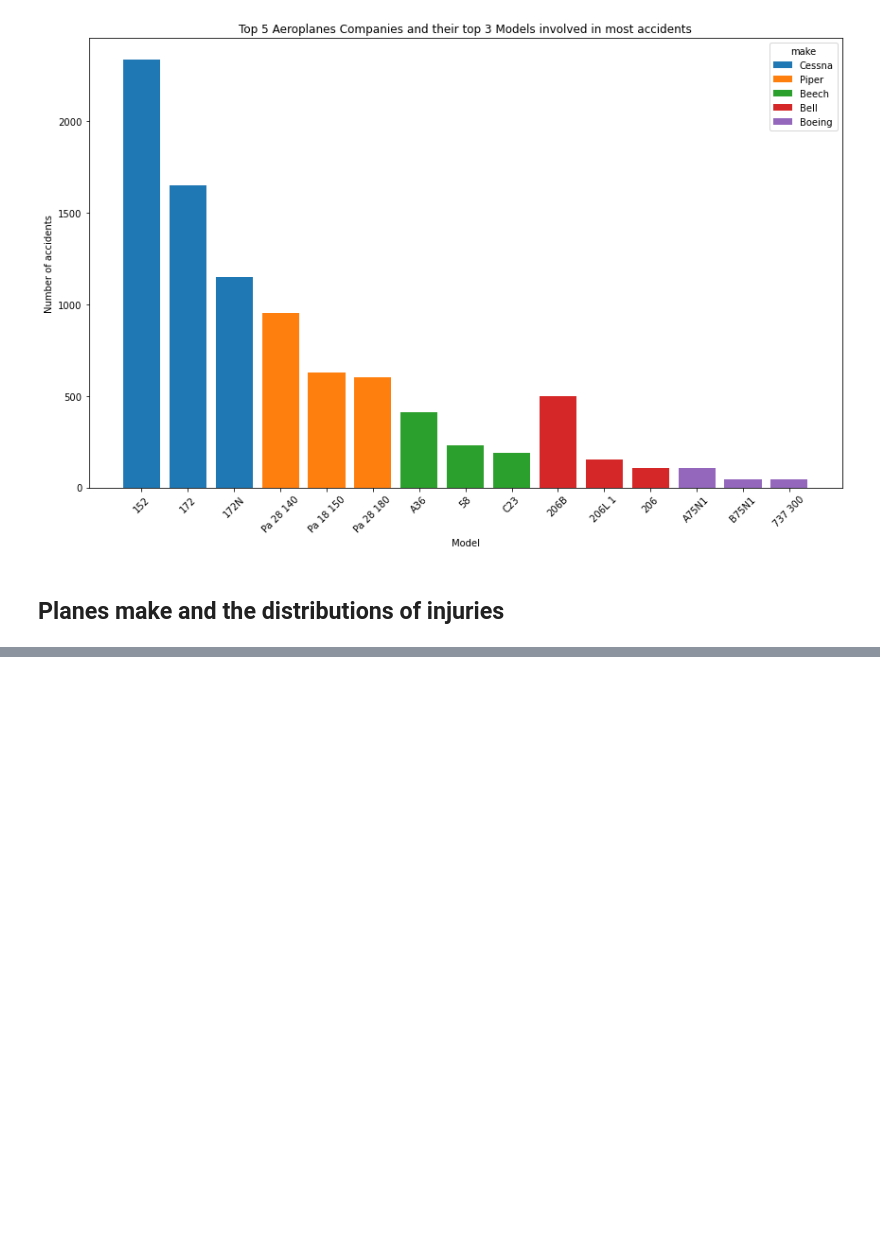
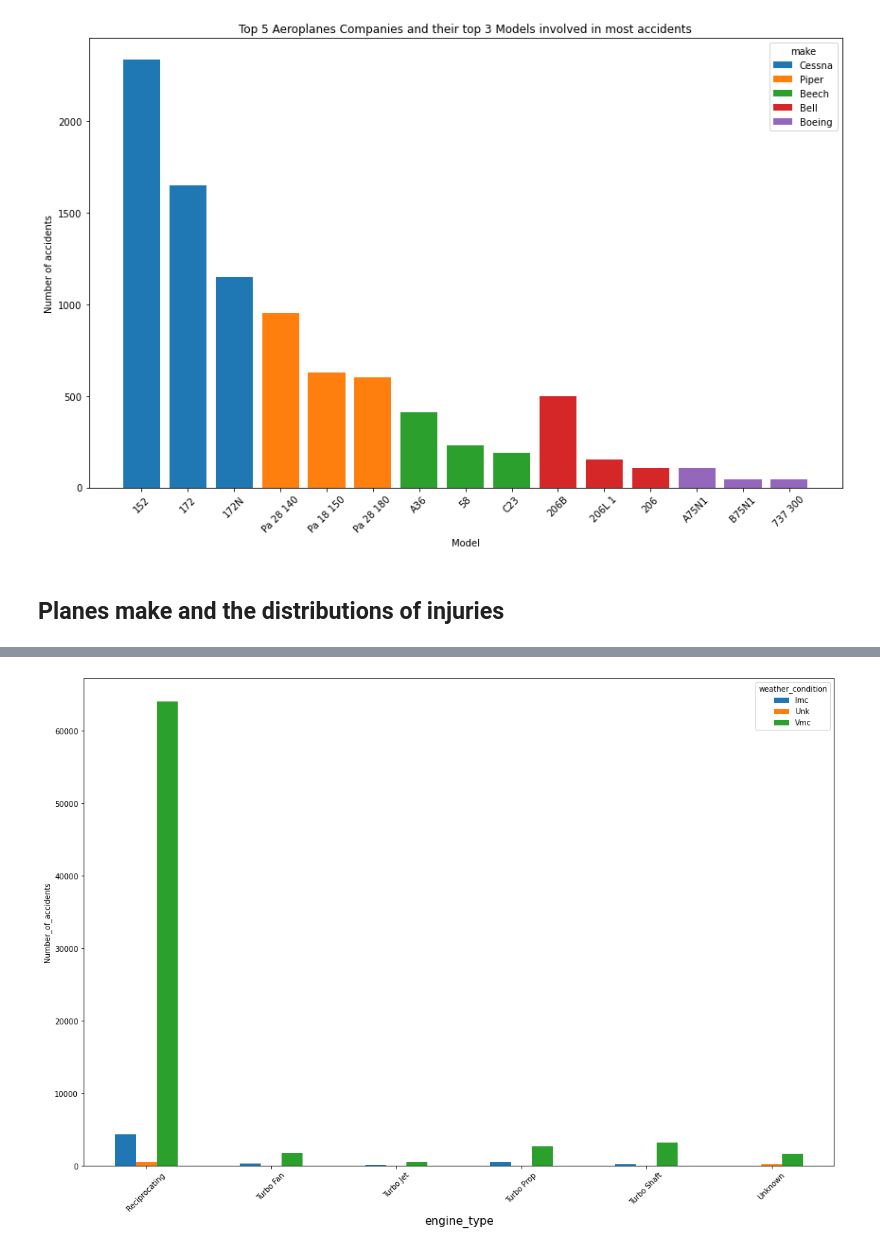
Before and after one commit to stephenmungai/phase1_project, a Jupyter notebook: index.ipynb, the cells around one changed output, grey strips where cells are left out. Saved outputs shown, nothing was run; the diff lists cells and outputs as text; code cells hidden in the pictures; blank space fills up the shorter version.

```diff
--- a/index.ipynb
+++ b/index.ipynb
@@ -1231,0 +1294,4 @@ pivot_df_on_make_and_accidents= pivot_df_on_make_and_accidents.reset_index()
+# %%
+#we will group our table by weather and then engine type
+
+grouped_by_weather_and_engine=cleaned_aviation_data_df.groupby(['engine_type','weather_condition']).size().unstack()
@@ -1231,0 +1315,24 @@ pivot_df_on_make_and_accidents= pivot_df_on_make_and_accidents.reset_index()
+# %%
+#the is some missing information from our data so we will want to take the engines that are widely used
+#so we will create a new column that takes the culmination value of the engines and then we will filter by that value
+
+grouped_by_weather_and_engine['total']=grouped_by_weather_and_engine['Imc']+grouped_by_weather_and_engine['Unk']+grouped_by_weather_and_engine['Vmc']
+#Lets filter our dataframe by engines total that are above 500
+grouped_by_weather_and_engine=grouped_by_weather_and_engine[grouped_by_weather_and_engine['total']>500]
+# %%
+#we can drop the column we created
+grouped_by_weather_and_engine=grouped_by_weather_and_engine.drop(columns='total')
+# %%
+
+#lets reset our index
+# grouped_by_weather_and_engine=grouped_by_weather_and_engine.reset_index()
+#Now we can plot our graph
+
+ax=grouped_by_weather_and_engine.plot(kind='bar',figsize=(18,12))
+plt.xticks(rotation=45)
+ax.set_xlabel('engine_type',fontsize=15)
+ax.set_ylabel('Number_of_accidents')
+
+plt.show();
+# %% [output]
+[figure, added]
```
Also changed, not shown: parts of 13 cells of this notebook.
